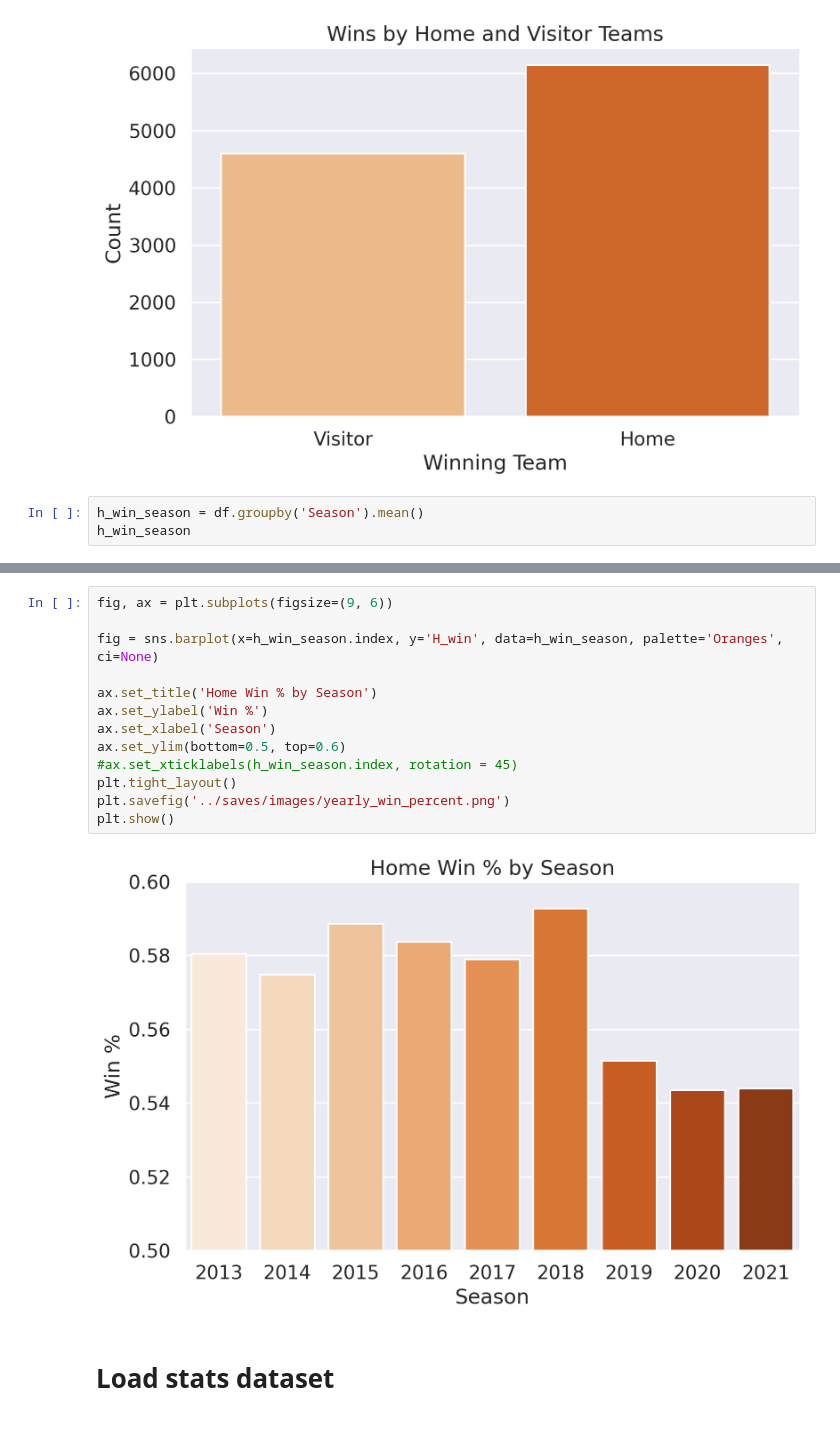
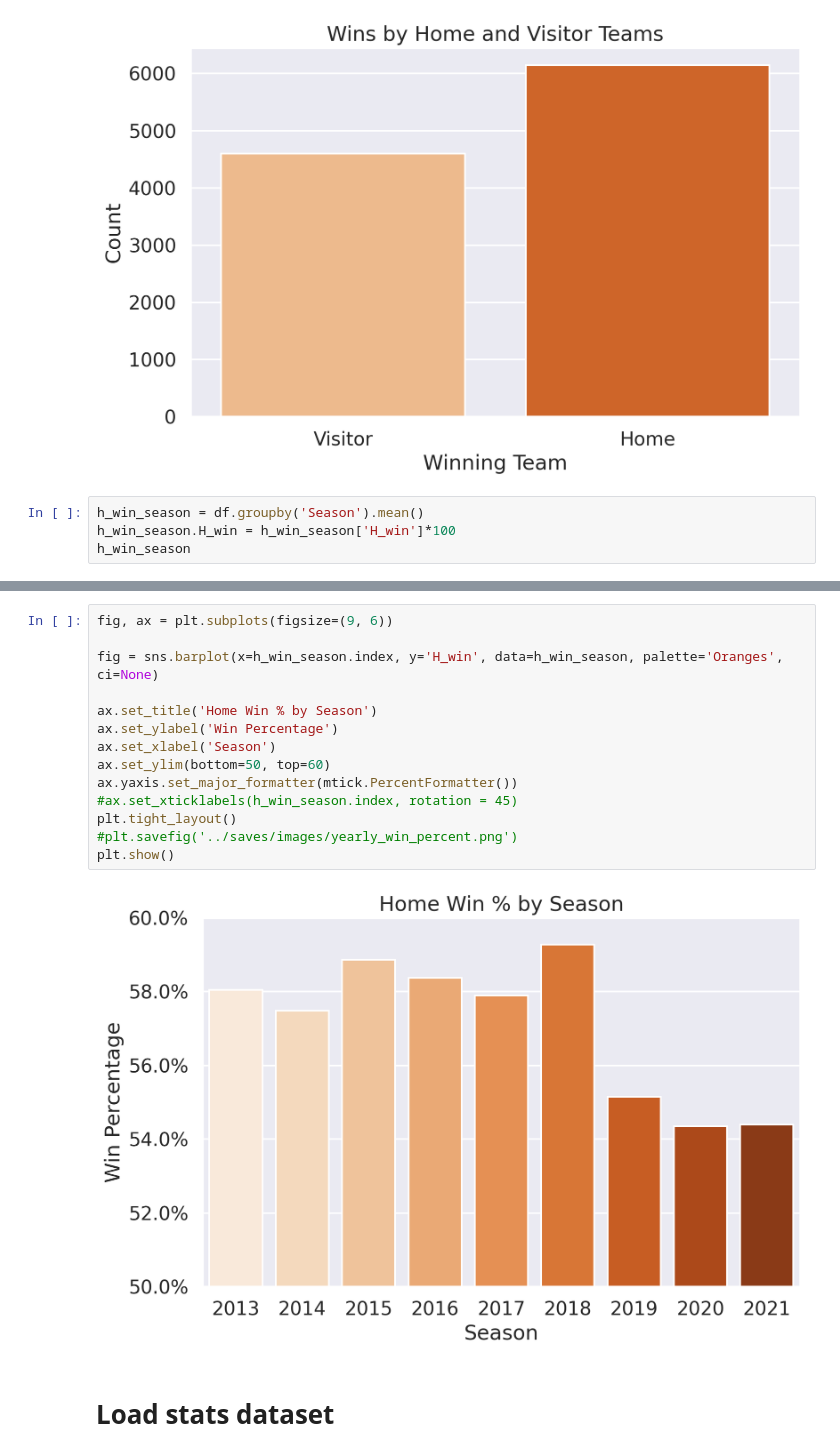
Before and after one commit to edubf22/nba-games, a Jupyter notebook: notebooks/eda.ipynb, the cells around one changed output, grey strips where cells are left out. Cells and saved outputs as stored; diff of their text form.

Commit message:
Fixed y axis in yearly win percentage

```diff
--- a/notebooks/eda.ipynb
+++ b/notebooks/eda.ipynb
@@ -57,6 +58,7 @@ plt.show()
 [figure]
 # %%
 h_win_season = df.groupby('Season').mean()
+h_win_season.H_win = h_win_season['H_win']*100
 h_win_season
 # %% [output]
 |  | H_win | FG%_V | 3P%_V | 2P%_V | FT%_V | ORB_V | DRB_V | TRB_V | AST_V | STL_V | ... | ... |
@@ -74,18 +76,19 @@ h_win_season
 # %%
 fig, ax = plt.subplots(figsize=(9, 6))
 
 fig = sns.barplot(x=h_win_season.index, y='H_win', data=h_win_season, palette='Oranges', ci=None)
 
 ax.set_title('Home Win % by Season')
-ax.set_ylabel('Win %')
+ax.set_ylabel('Win Percentage')
 ax.set_xlabel('Season')
-ax.set_ylim(bottom=0.5, top=0.6)
+ax.set_ylim(bottom=50, top=60)
+ax.yaxis.set_major_formatter(mtick.PercentFormatter())
 #ax.set_xticklabels(h_win_season.index, rotation = 45)
 plt.tight_layout()
-plt.savefig('../saves/images/yearly_win_percent.png')
+#plt.savefig('../saves/images/yearly_win_percent.png')
 plt.show()
 # %% [output]
-[figure, old version]
+[figure, new version]
 # %% [markdown]
 # Load stats dataset
 # %%
```
Also changed, not shown: parts of 2 cells of this notebook, 1 other file.
